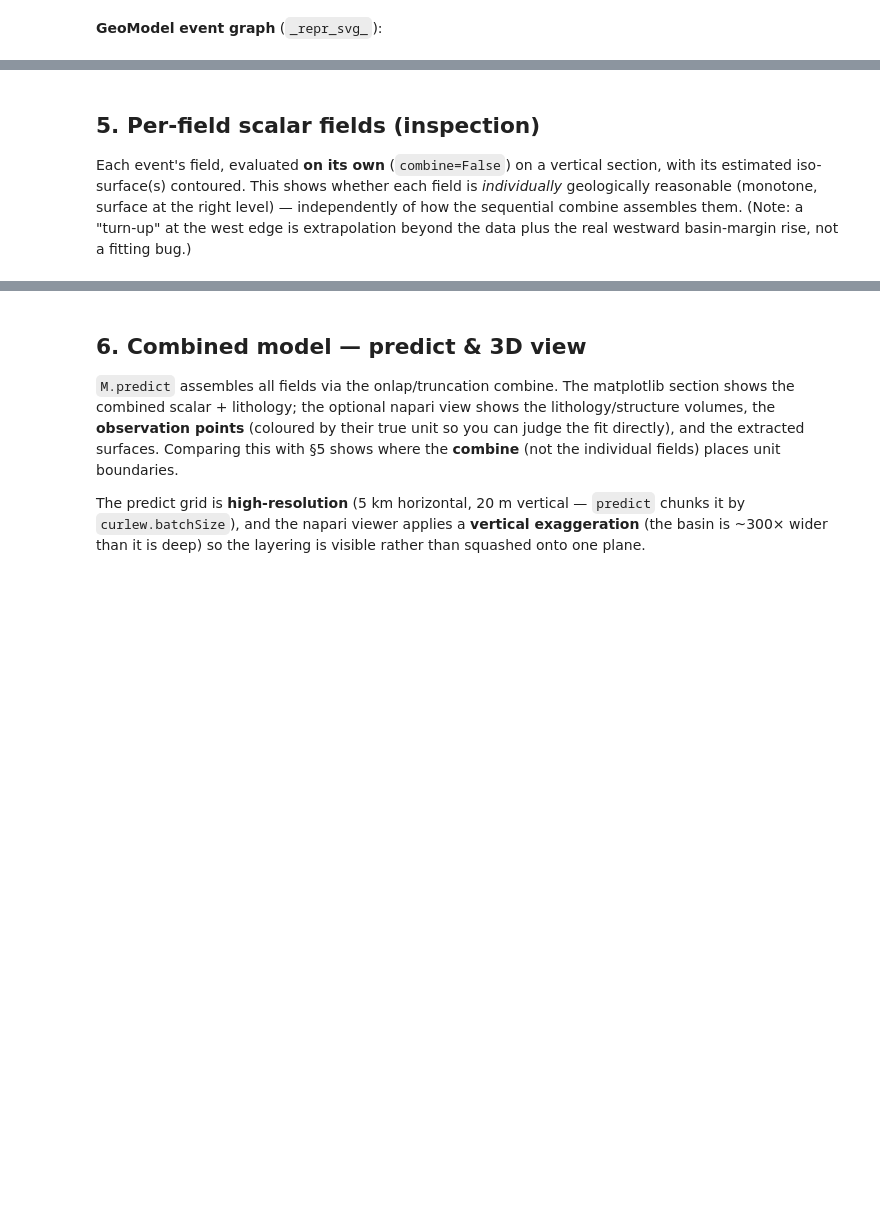
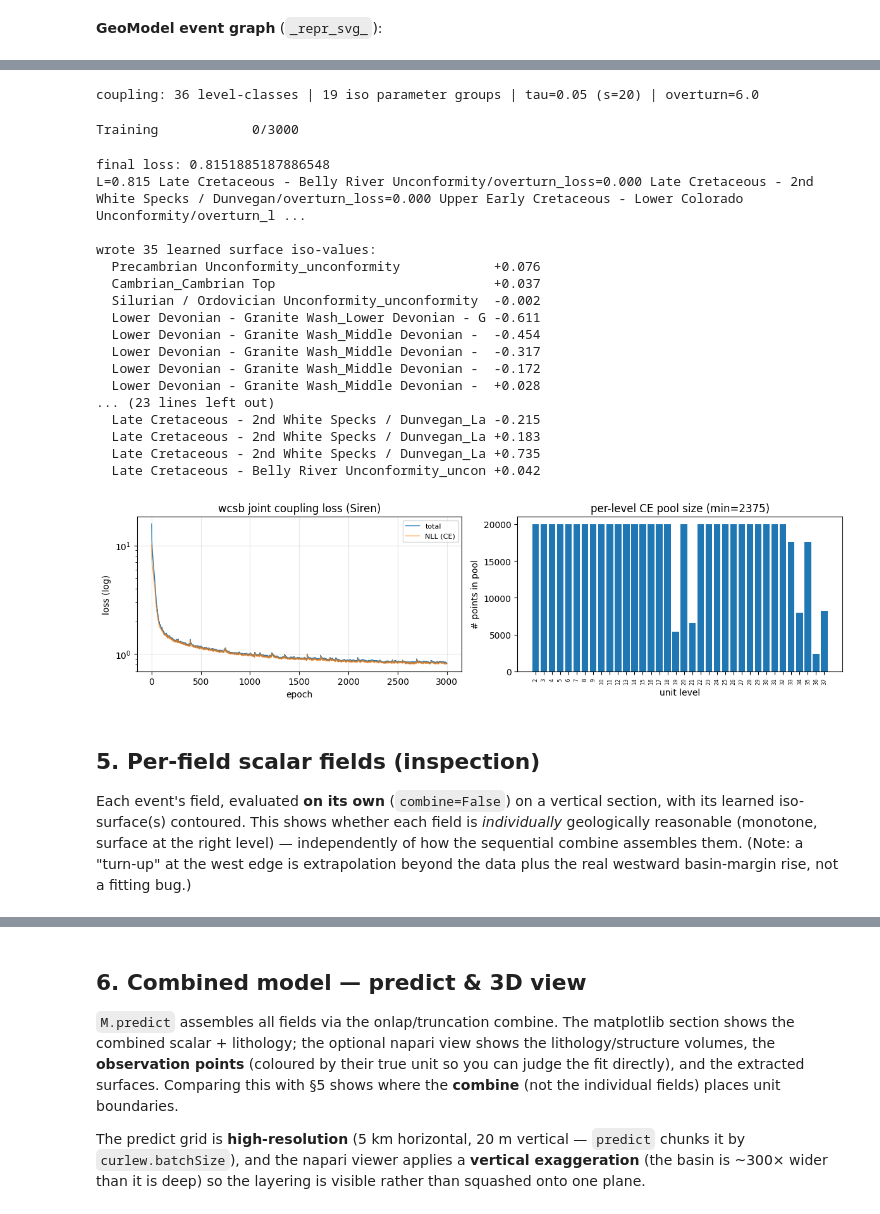
Before and after one commit to MichaelHillier/curlew, a Jupyter notebook: examples/wcsb/wcsb.ipynb, the cells around one changed output, grey strips where cells are left out. Saved outputs shown, nothing was run; the diff lists cells and outputs as text; code cells hidden in the pictures; blank space fills up the shorter version.

```diff
--- a/examples/wcsb/wcsb.ipynb
+++ b/examples/wcsb/wcsb.ipynb
@@ -176,36 +267,59 @@ points — every step; SPEC §4.4); the constraints come straight from
 # %%
-loss, pebble, history = M.fit(N_EPOCHS, early_stop=None, best=False, history=True)
+uloss = attach_unit_loss(M, tau=TAU, points_per_level=POINTS_PER_LEVEL,
+                         overturn_weight=OVERTURN_WEIGHT)
+print(f"coupling: {uloss.n_classes} level-classes | {len(list(uloss._params))} iso parameter groups "
+      f"| tau={uloss.tau} (s={1/uloss.tau:.0f}) | overturn={OVERTURN_WEIGHT}")
+
+loss, pebble, history = M.fit(N_EPOCHS, early_stop=None, best=False, history=True, custom_loss=[uloss])
 print("final loss:", loss); print(pebble)
 
-isos = estimate_isosurfaces(M)     # REQUIRED on the unit-only path (before any predict)
-print(f"\nestimated {len(isos)} surface iso-values (midpoint-of-medians):")
+isos = uloss.write_isosurfaces(M)   # REQUIRED before any predict (learned iso-values)
+print(f"\nwrote {len(isos)} learned surface iso-values:")
 for k, v in isos.items():
     print(f"  {k[:48]:48s} {v:+.3f}")
 
 losses = [p.total() for p in history]
+nll = [p.losses.get("unit", {}).get("nll_loss", np.nan) for p in history]
 fig, ax = plt.subplots(1, 2, figsize=(12, 3.4))
-ax[0].plot(np.arange(1, len(losses) + 1), losses, lw=1); ax[0].set_yscale("log")
-ax[0].set_xlabel("epoch"); ax[0].set_ylabel("total loss (log)"); ax[0].grid(True, alpha=0.3)
-ax[0].set_title(f"wcsb training loss ({FIELD})")
+ax[0].plot(np.arange(1, len(losses) + 1), losses, lw=1, label="total")
+ax[0].plot(np.arange(1, len(nll) + 1), nll, lw=1, alpha=0.7, label="NLL (CE)")
+ax[0].set_yscale("log"); ax[0].legend(fontsize=8)
+ax[0].set_xlabel("epoch"); ax[0].set_ylabel("loss (log)"); ax[0].grid(True, alpha=0.3)
+ax[0].set_title(f"wcsb joint coupling loss ({FIELD})")
 
-# per-unit representation: # inequality pairs each level appears in (either side;
-# an erosional pair's above side is a pooled tuple of levels)
-rep = {L: 0 for L in obs.levels("unit")}
-for meta in M.field_meta:
-    for a, b, _ in meta.iq_relations:
-        for x in (a if isinstance(a, tuple) else (a,)):
-            rep[x] += 1
-        rep[b] += 1
+# per-unit representation in the balanced CE pools (# points per level, capped)
+rep = {L: (len(M.level_points.get(L, ())) ) for L in obs.levels("unit")}
 levels_sorted = sorted(rep)
 ax[1].bar([str(L) for L in levels_sorted], [rep[L] for L in levels_sorted])
-ax[1].set_xlabel("unit level"); ax[1].set_ylabel("# iq pairs"); ax[1].tick_params(axis="x", labelrotation=90, labelsize=6)
-ax[1].set_title(f"per-unit representation (min={min(rep.values())})")
+ax[1].set_xlabel("unit level"); ax[1].set_ylabel("# points in pool"); ax[1].tick_params(axis="x", labelrotation=90, labelsize=6)
+ax[1].set_title(f"per-level CE pool size (min={min(rep.values())})")
 plt.tight_layout(); plt.show()
+# %% [output]
+coupling: 36 level-classes | 19 iso parameter groups | tau=0.05 (s=20) | overturn=6.0
+Training            0/3000
+final loss: 0.8151885187886548
+L=0.815 Late Cretaceous - Belly River Unconformity/overturn_loss=0.000 Late Cretaceous - 2nd White Specks / Dunvegan/overturn_loss=0.000 Upper Early Cretaceous - Lower Colorado Unconformity/overturn_l ...
+
+wrote 35 learned surface iso-values:
+  Precambrian Unconformity_unconformity            +0.076
+  Cambrian_Cambrian Top                            +0.037
+  Silurian / Ordovician Unconformity_unconformity  -0.002
+  Lower Devonian - Granite Wash_Lower Devonian - G -0.611
+  Lower Devonian - Granite Wash_Middle Devonian -  -0.454
+  Lower Devonian - Granite Wash_Middle Devonian -  -0.317
+  Lower Devonian - Granite Wash_Middle Devonian -  -0.172
+  Lower Devonian - Granite Wash_Middle Devonian -  +0.028
+... (23 lines left out)
+  Late Cretaceous - 2nd White Specks / Dunvegan_La -0.215
+  Late Cretaceous - 2nd White Specks / Dunvegan_La +0.183
+  Late Cretaceous - 2nd White Specks / Dunvegan_La +0.735
+  Late Cretaceous - Belly River Unconformity_uncon +0.042
+[figure, added]
 # %% [markdown]
 ## 5. Per-field scalar fields (inspection)
 
 Each event's field, evaluated **on its own** (`combine=False`) on a vertical section,
-with its estimated iso-surface(s) contoured. This shows whether each field is
+with its learned iso-surface(s) contoured. This shows whether each field is
 *individually* geologically reasonable (monotone, surface at the right level) —
 independently of how the sequential combine assembles them. (Note: a "turn-up" at the
 west edge is extrapolation beyond the data plus the real westward basin-margin rise,
```
Also changed, not shown: parts of 19 cells of this notebook, 9 other files.
